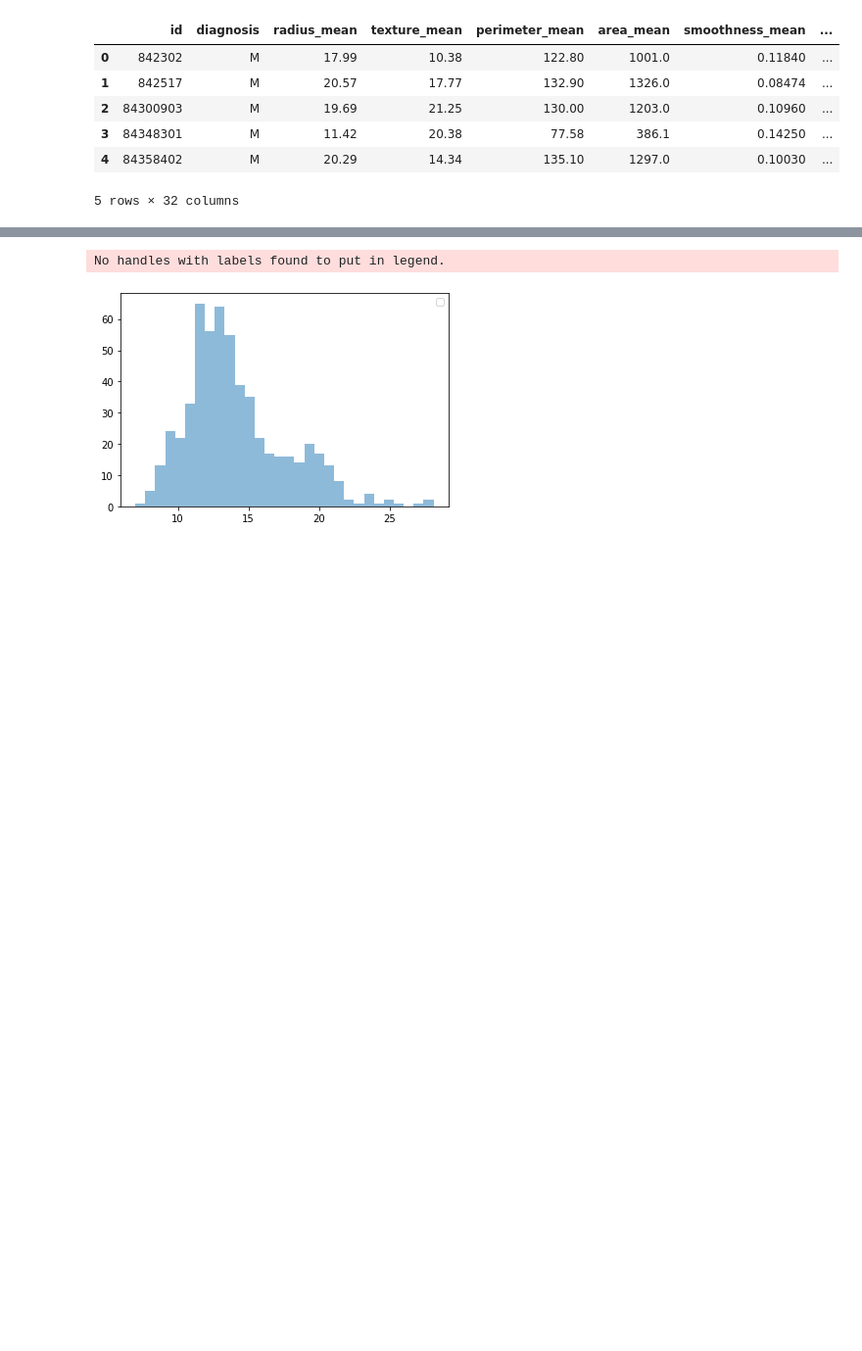
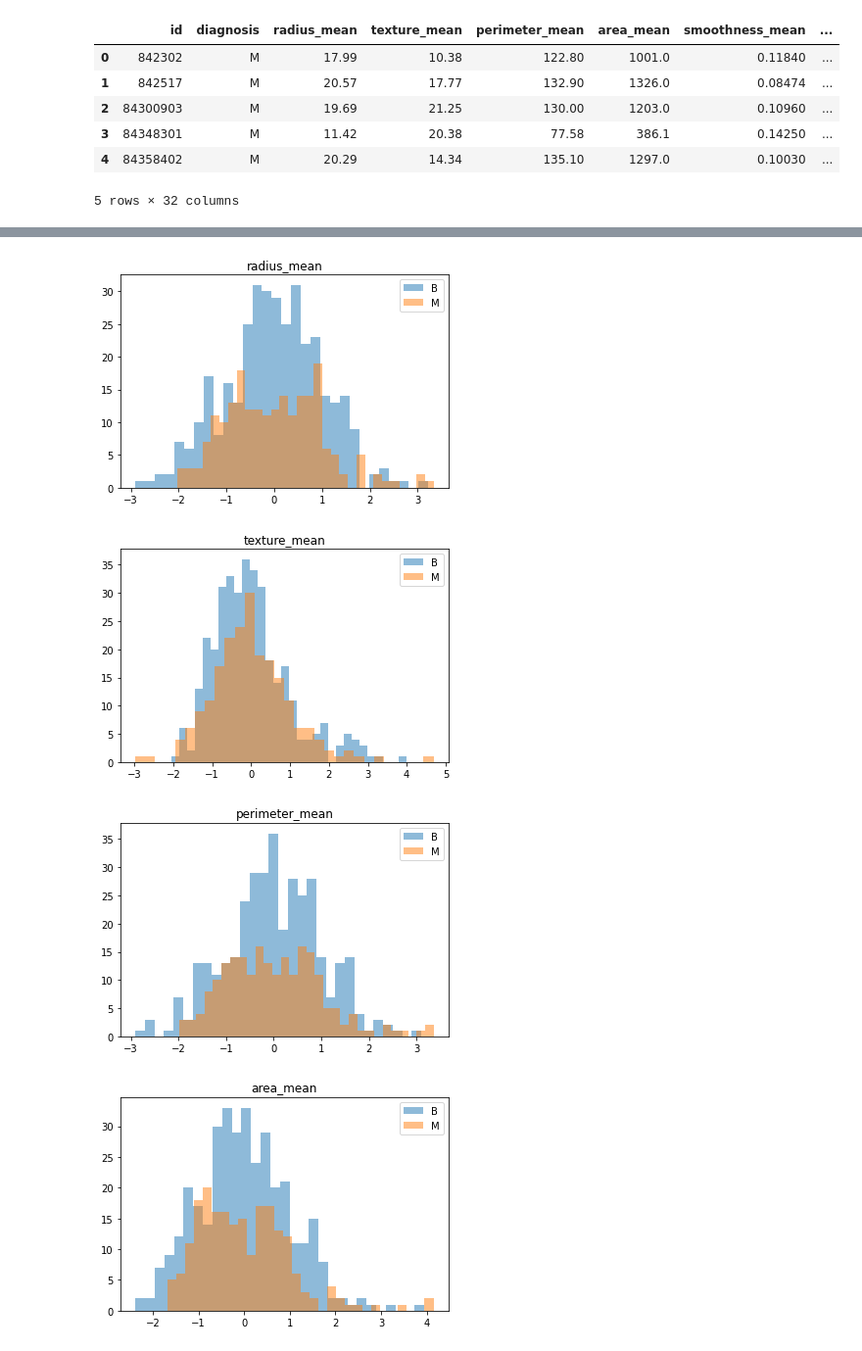
Before and after one commit to lucasabdalah/Exploratory-Data-Analisys, a Jupyter notebook: code/hw1/data_investigation.ipynb, the cells around one changed output, grey strips where cells are left out. Shown at 98% size. Drawn from its saved outputs; the diff is of its cells as text; code cells hidden in the pictures; blank space fills up the shorter version.

```diff
--- a/code/hw1/data_investigation.ipynb
+++ b/code/hw1/data_investigation.ipynb
@@ -28,4 +32,4 @@ df.head(5) # it shows the first 5 rows of the dataframe
 | 4 | 84358402 | M | 20.29 | 14.34 | 135.10 | 1297.0 | 0.10030 | ... |
 5 rows × 32 columns
 # %%
-df.drop('id', axis = 1) # drops the id column since it has no importance for us
+df = df.drop('id', axis = 1) # drops the id column since it has no importance for us
@@ -80,0 +67,3 @@ df.isnull()
+# %%
+# Create a non-scaled df copy for future compairisons if necessary
+df2 = df.copy()
@@ -80,0 +74,5 @@ df.isnull()
+# %%
+# Data Preprocessing: apply z-score
+
+numeric_columns = df.select_dtypes(include=[np.number]).columns # retrieving only numerical columns from dataframe
+df = df[numeric_columns].apply(zscore)
@@ -80,0 +87,5 @@ df.isnull()
+# %%
+dfB = df2[df2['diagnosis']=='B']
+dfB = dfB[numeric_columns].apply(zscore)
+dfM = df2[df2['diagnosis']=='M']
+dfM = dfM[numeric_columns].apply(zscore)
@@ -81,10 +107,13 @@ df.isnull()
 # %%
-#sns.distplot(df['radius_mean'], hist = True, kde = False, rug = False)
-
-plt.figure()
-plt.hist(df['radius_mean'], bins = 30, alpha = 0.5)
-plt.legend(loc = 'upper right')
-plt.show()
+for i in numeric_columns[0:10]:
+    plt.figure(i)
+    plt.hist(dfB[i], bins = 30, alpha = 0.5, label = 'B')
+    plt.hist(dfM[i], bins = 30, alpha = 0.5, label = 'M')
+    plt.title(i)
+    plt.legend(loc='upper right')
+    plt.show()
 # %% [output]
-No handles with labels found to put in legend.
-[figure, old version]
+[figure, new version]
+[figure, added]
+[figure, added]
+[figure, added]
```
Also changed, not shown: parts of 16 cells of this notebook, 1 other file.
